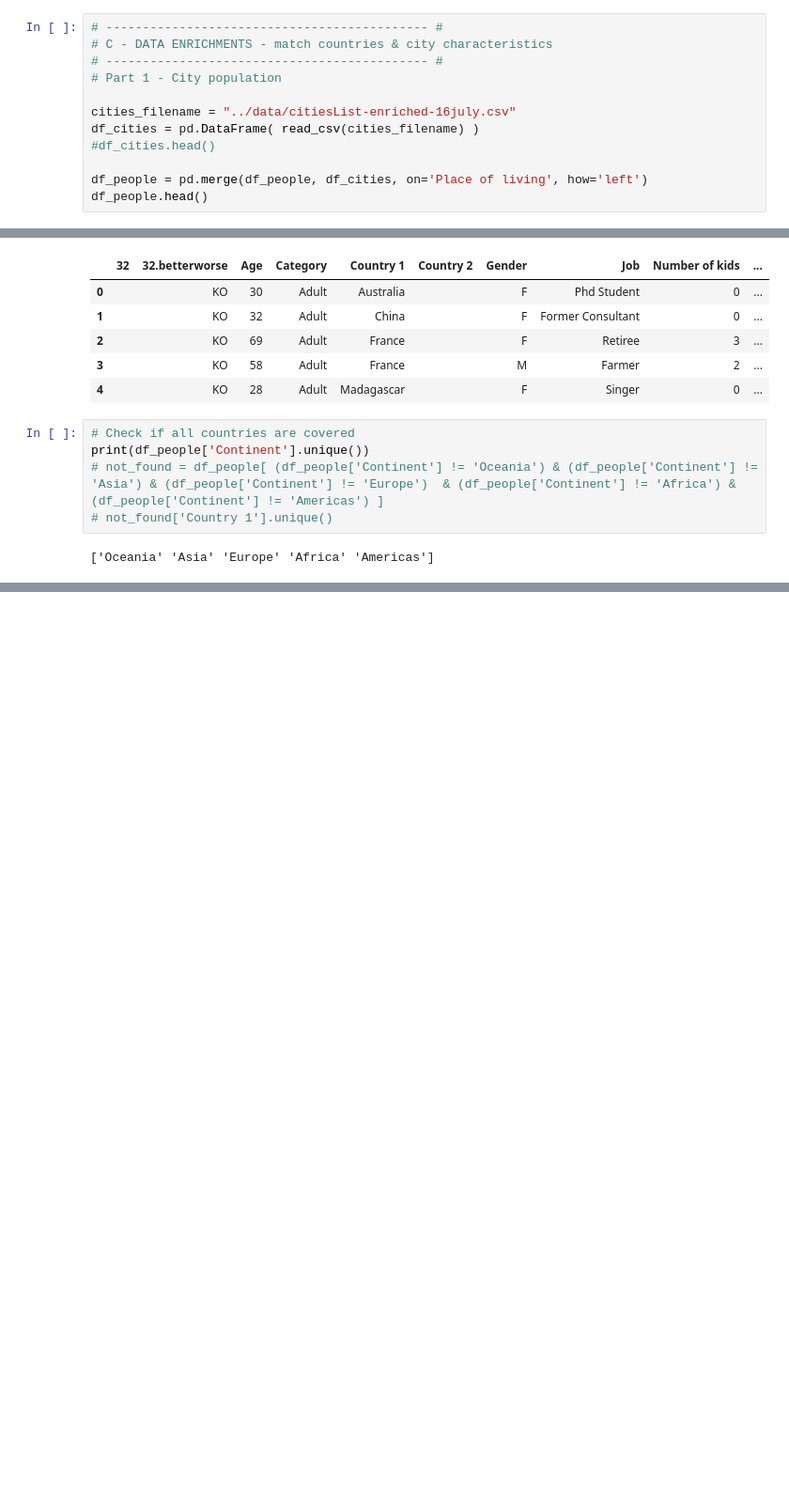
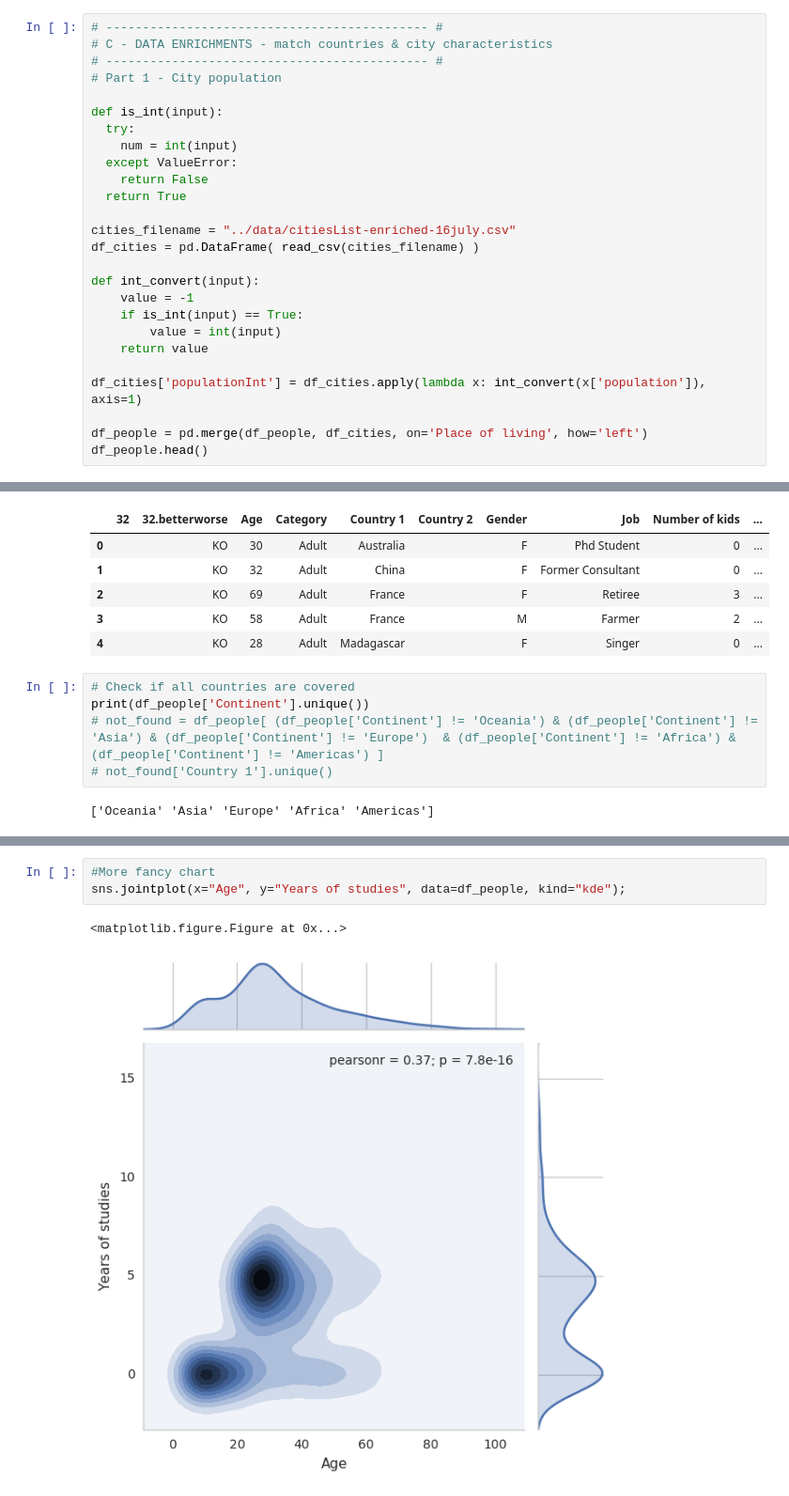
Before and after one commit to emaulandi/20-questions-to-the-world-data, a Jupyter notebook: analysis/20Q_analysis.ipynb, the cells around one changed output, grey strips where cells are left out. Shown: that part at 94% size. Drawn from its saved outputs; the diff is of its cells as text; blank space fills up the shorter version.

```diff
--- a/analysis/20Q_analysis.ipynb
+++ b/analysis/20Q_analysis.ipynb
@@ -106,9 +108,23 @@ df_people.head()
 # -------------------------------------------- #
 # Part 1 - City population
 
+def is_int(input):
+  try:
+    num = int(input)
+  except ValueError:
+    return False
+  return True
+
 cities_filename = "../data/citiesList-enriched-16july.csv"
 df_cities = pd.DataFrame( read_csv(cities_filename) )
-#df_cities.head()
+
+def int_convert(input):
+    value = -1
+    if is_int(input) == True:
+        value = int(input)
+    return value
+
+df_cities['populationInt'] = df_cities.apply(lambda x: int_convert(x['population']), axis=1)
 
 df_people = pd.merge(df_people, df_cities, on='Place of living', how='left')
 df_people.head()
@@ -378,0 +314,6 @@ g.map_dataframe(lambda data, color: sns.heatmap( df_32.groupby(['AgeCategory','3
+# %%
+#More fancy chart
+sns.jointplot(x="Age", y="Years of studies", data=df_people, kind="kde");
+# %% [output]
+<matplotlib.figure.Figure at 0x...>
+[figure, added]
```
Also changed, not shown: parts of 29 cells of this notebook, 1 other file.
